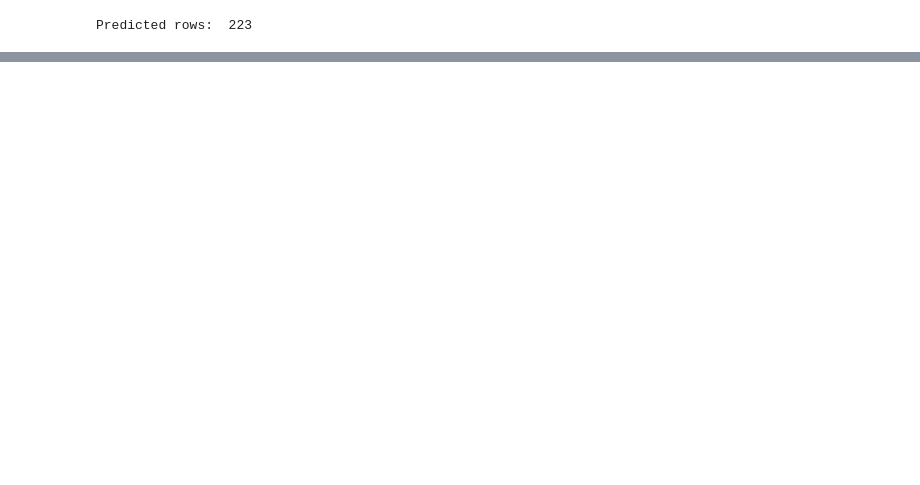
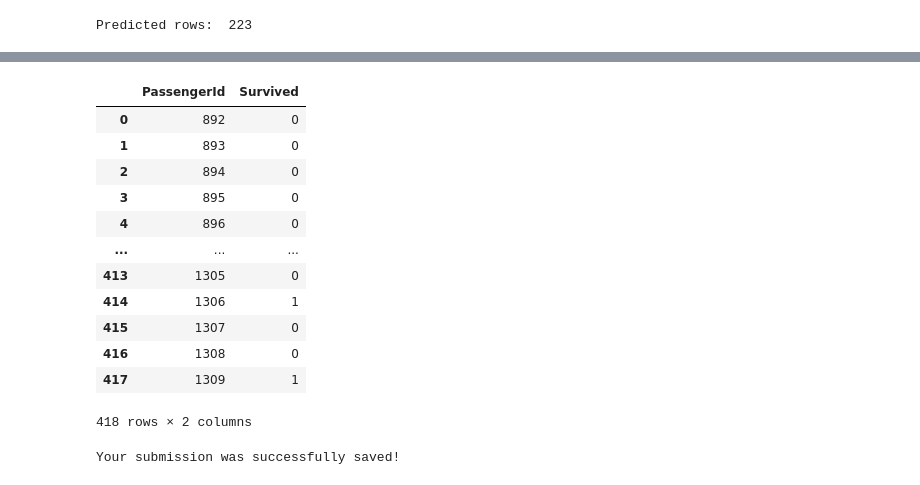
Before and after one commit to straylight77/data-sci-learning, a Jupyter notebook: titanic/titanic4.ipynb, the cells around one changed output, grey strips where cells are left out. Drawn from its saved outputs; the diff is of its cells as text; code cells hidden in the pictures; blank space fills up the shorter version.

Commit message:
Final submission score: 0.77990 (best so far)

```diff
--- a/titanic/titanic4.ipynb
+++ b/titanic/titanic4.ipynb
@@ -72,0 +169,33 @@ Accuracy: 66.81614349775785%
+# %%
+
+# get predictions for competition data and prepare output file for submission
+data_pred = pd.read_csv('https://raw.githubusercontent.com/straylight77/data-sci-learning/master/titanic/test.csv')
+
+# do the same data processing that we did earlier
+
+# fill in missing data
+data_pred['Age'].fillna( data_pred['Age'].median(), inplace=True )
+data_pred['Embarked'].fillna( data_pred['Embarked'].mode()[0], inplace=True )
+data_pred['Fare'].fillna( data_pred['Fare'].median(), inplace=True )
+
+# add new engineered features
+data_pred['Relatives'] = data_pred['SibSp'] + data_pred['Parch']
+data_pred['FareBin'] = pd.qcut(data_pred['Fare'], 4)
+data_pred['AgeBin'] = pd.cut(data_pred['Age'].astype(int), 5)
+
+# extract the passenger's title from their name (Mr, Miss, Dr, etc.)
+data_pred['Title'] = data_pred['Name'].str.split(", ", expand=True)[1].str.split(".", expand=True)[0]
+
+# replace rare Titles (< stat_min) with 'Other'
+stat_min = 10
+title_names = (data_pred['Title'].value_counts() < stat_min)
+data_pred['Title'] = data_pred['Title'].apply(lambda x: 'Other' if title_names.loc[x] == True else x)
+
+label = preprocessing.LabelEncoder()
+data_pred['Sex_Code'] = label.fit_transform(data_pred['Sex'])
+data_pred['Embarked_Code'] = label.fit_transform(data_pred['Embarked'])
+data_pred['Title_Code'] = label.fit_transform(data_pred['Title'])
+data_pred['AgeBin_Code'] = label.fit_transform(data_pred['AgeBin'])
+data_pred['FareBin_Code'] = label.fit_transform(data_pred['FareBin'])
+
+data_pred.info()
@@ -72,0 +220,31 @@ Accuracy: 66.81614349775785%
+# %%
+#####################################################################
+# okay, now we can create a new model based on all training data
+model = RandomForestClassifier(random_state=1)
+model.fit(X, y)
+
+X_predict = data_pred[features]
+predictions = model.predict(X_predict)
+
+output_df = pd.DataFrame({'PassengerId': data_pred.PassengerId, 'Survived': predictions})
+
+output_df
+# %% [output]
+|  | PassengerId | Survived |
+| 0 | 892 | 0 |
+| 1 | 893 | 0 |
+| 2 | 894 | 0 |
+| 3 | 895 | 0 |
+| 4 | 896 | 0 |
+| ... | ... | ... |
+| 413 | 1305 | 0 |
+| 414 | 1306 | 1 |
+| 415 | 1307 | 0 |
+| 416 | 1308 | 0 |
+| 417 | 1309 | 1 |
+418 rows × 2 columns
+# %%
+output_df.to_csv('my_submission.csv', index=False)
+print("Your submission was successfully saved!")
+# %% [output]
+Your submission was successfully saved!
```
Also changed, not shown: parts of 10 cells of this notebook.
